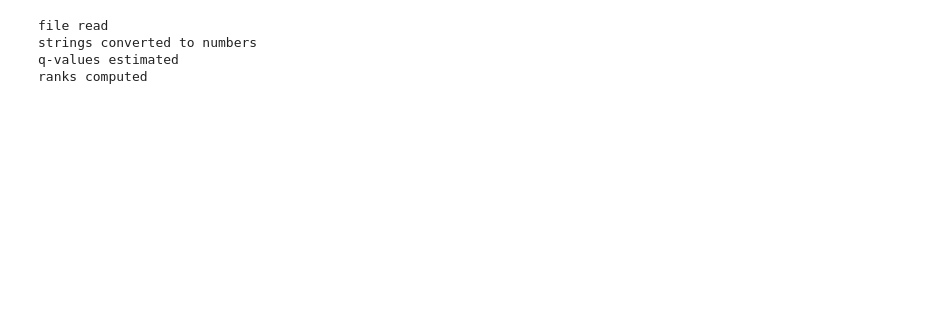
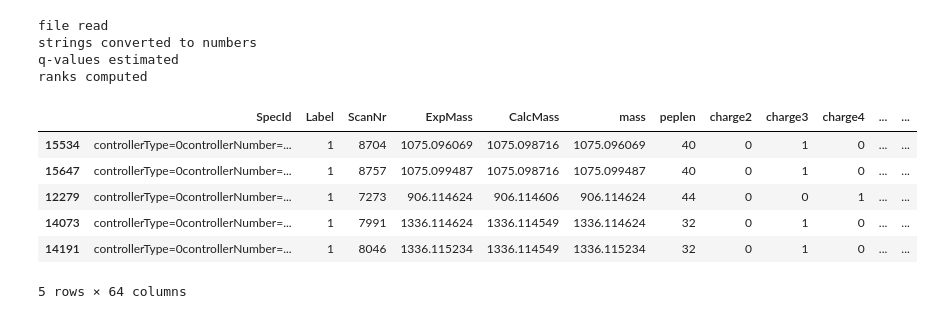
Before and after one commit to emilpaulitz/Bachelor-Thesis, a Jupyter notebook: src/Main.ipynb, the cells around one changed output. Drawn from its saved outputs; the diff is of its cells as text; code cells hidden in the pictures; blank space fills up the shorter version.

```diff
--- a/src/Main.ipynb
+++ b/src/Main.ipynb
@@ -11,6 +11,16 @@ file read
 strings converted to numbers
 q-values estimated
 ranks computed
+# %%
+dSlow.head()
+# %% [output]
+|  | SpecId | Label | ScanNr | ExpMass | CalcMass | mass | peplen | charge2 | charge3 | charge4 | ... | ... |
+| 15534 | controllerType=0controllerNumber=... | 1 | 8704 | 1075.096069 | 1075.098716 | 1075.096069 | 40 | 0 | 1 | 0 | ... | ... |
+| 15647 | controllerType=0controllerNumber=... | 1 | 8757 | 1075.099487 | 1075.098716 | 1075.099487 | 40 | 0 | 1 | 0 | ... | ... |
+| 12279 | controllerType=0controllerNumber=... | 1 | 7273 | 906.114624 | 906.114606 | 906.114624 | 44 | 0 | 0 | 1 | ... | ... |
+| 14073 | controllerType=0controllerNumber=... | 1 | 7991 | 1336.114624 | 1336.114549 | 1336.114624 | 32 | 0 | 1 | 0 | ... | ... |
+| 14191 | controllerType=0controllerNumber=... | 1 | 8046 | 1336.115234 | 1336.114549 | 1336.115234 | 32 | 0 | 1 | 0 | ... | ... |
+5 rows × 64 columns
 # %%
 p = percolator(dSlow, idCol, excluded, plotEveryIter = True, plotSaveName = '../results/percolator_after_cross_validation1.png')
 # %% [output]
```
Also changed, not shown: parts of 4 cells of this notebook, 3 other files.
